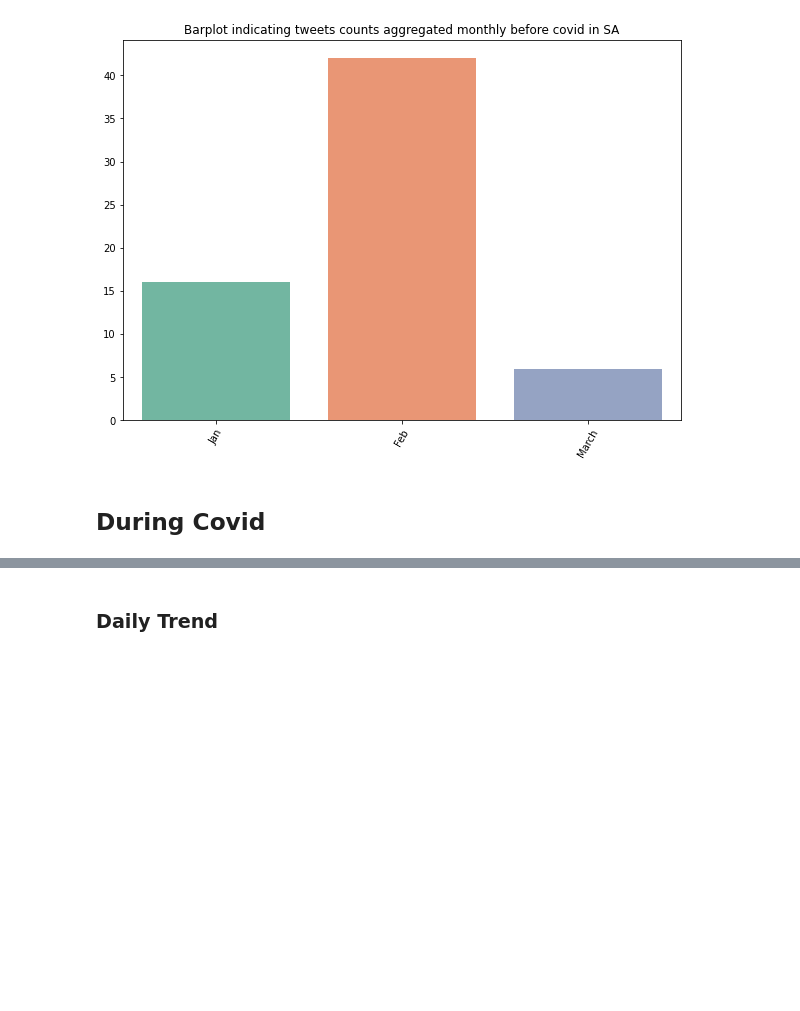
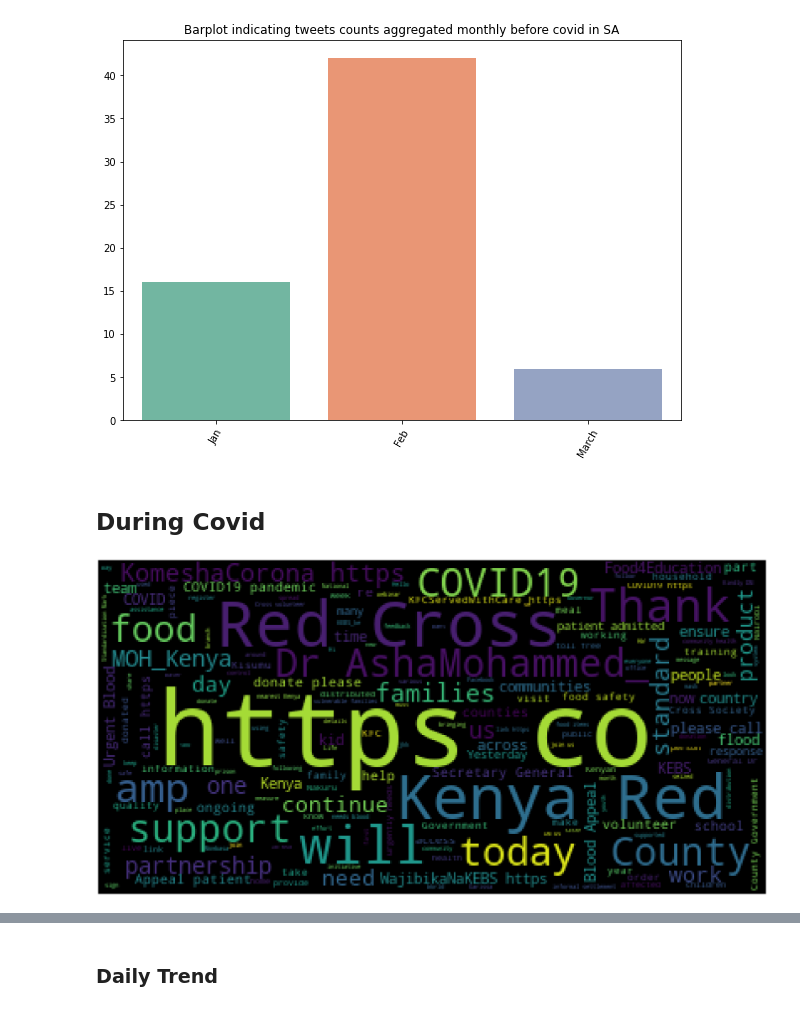
Before and after one commit to gtechzilla/twitter_food_quality, a Jupyter notebook: 1.0_data_exploration.ipynb, the cells around one changed output, grey strips where cells are left out. Saved outputs shown, nothing was run; the diff lists cells and outputs as text; code cells hidden in the pictures; blank space fills up the shorter version.

```diff
--- a/1.0_data_exploration.ipynb
+++ b/1.0_data_exploration.ipynb
@@ -156,3 +144,7 @@ during_covid_SA = datetime(during_covid_SA)
 kenya_trend = season(during_covid_KENYA)
 nigeria_trend = season(during_covid_Nigeria)
 sa_trend = season(during_covid_SA)
+# %%
+plot_cloud(during_covid_KENYA['text'])
+# %% [output]
+[figure, added]
```
Also changed, not shown: parts of 15 cells of this notebook.
